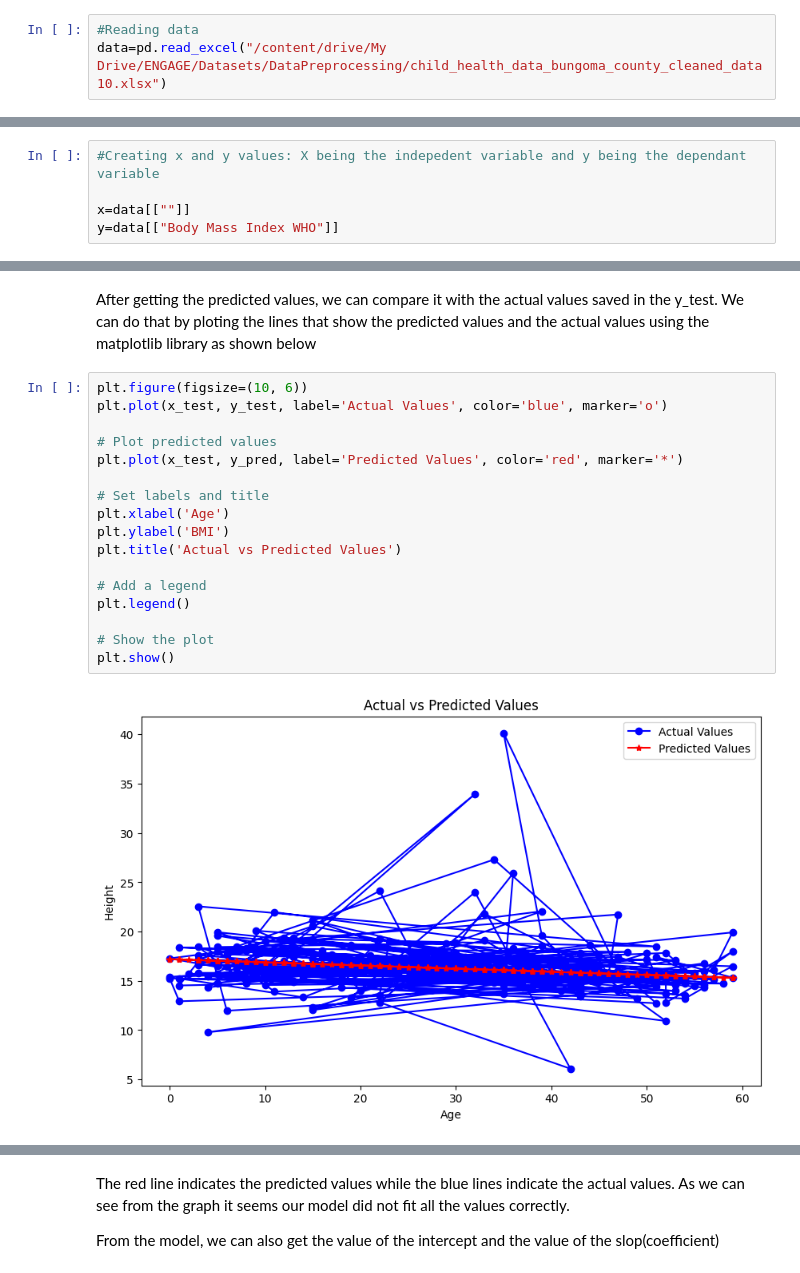
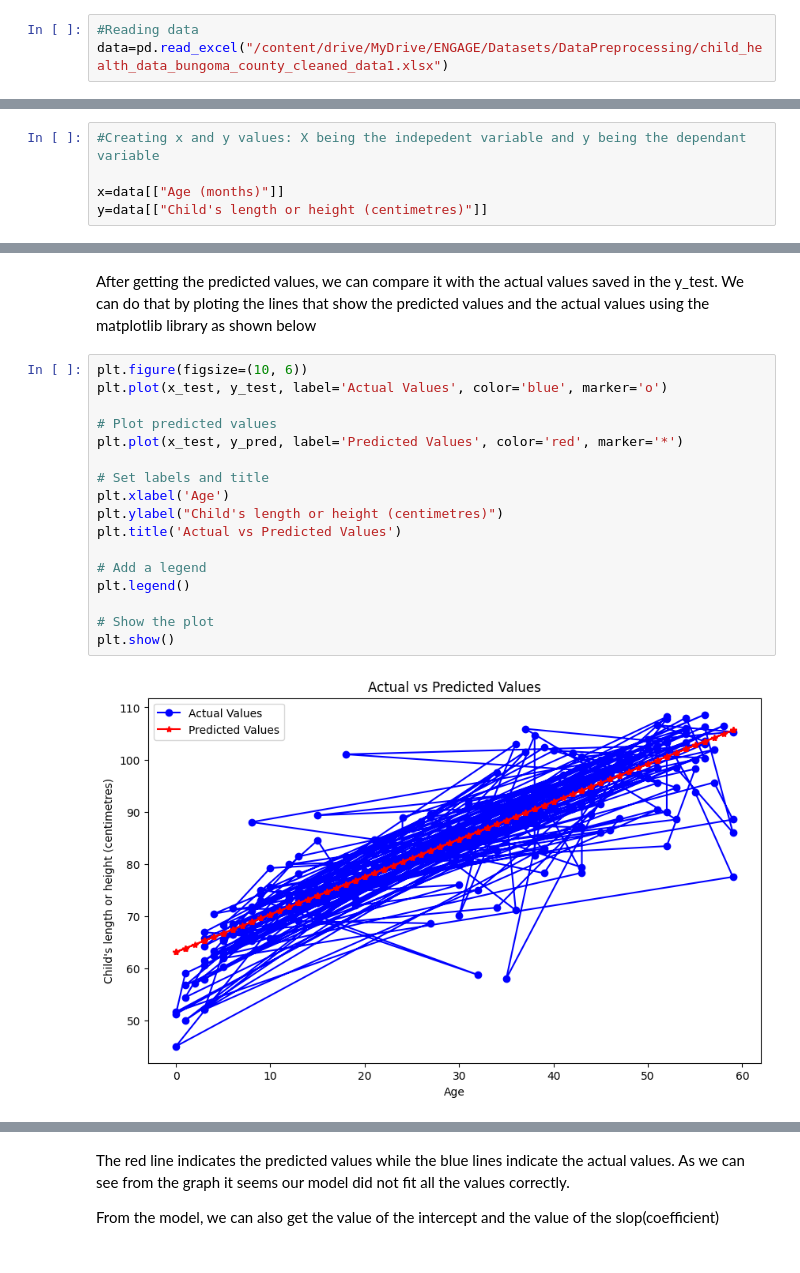
Before and after one commit to Bbrnn/engage_datascience_ai_ml, a Jupyter notebook: Supervised_Simple_LinearRegression__ML_Practical.ipynb, the cells around one changed output, grey strips where cells are left out. Cells and saved outputs as stored; diff of their text form.

```diff
--- a/Supervised_Simple_LinearRegression__ML_Practical.ipynb
+++ b/Supervised_Simple_LinearRegression__ML_Practical.ipynb
@@ -18,5 +18,5 @@ drive.mount('/content/drive')
 Mounted at /content/drive
 # %%
 #Reading data
-data=pd.read_excel("/content/drive/My Drive/ENGAGE/Datasets/DataPreprocessing/child_health_data_bungoma_county_cleaned_data10.xlsx")
+data=pd.read_excel("/content/drive/MyDrive/ENGAGE/Datasets/DataPreprocessing/child_health_data_bungoma_county_cleaned_data1.xlsx")
 # %%
@@ -57,8 +67,8 @@ We can extract our indepedent (x variable) and the depedent(y variable) from our
 # %%
 #Creating x and y values: X being the indepedent variable and y being the dependant variable
 
-x=data[[""]]
-y=data[["Body Mass Index WHO"]]
+x=data[["Age (months)"]]
+y=data[["Child's length or height (centimetres)"]]
 # %% [markdown]
 After creating our x and y values, we can now create the model using the function LinearRegression contained in the linear_model class as shown below.
 # %%
@@ -94,19 +104,19 @@ After getting the predicted values, we can compare it with the actual values sav
 # %%
 plt.figure(figsize=(10, 6))
 plt.plot(x_test, y_test, label='Actual Values', color='blue', marker='o')
 
 # Plot predicted values
 plt.plot(x_test, y_pred, label='Predicted Values', color='red', marker='*')
 
 # Set labels and title
 plt.xlabel('Age')
-plt.ylabel('BMI')
+plt.ylabel("Child's length or height (centimetres)")
 plt.title('Actual vs Predicted Values')
 
 # Add a legend
 plt.legend()
 
 # Show the plot
 plt.show()
 # %% [output]
-[figure, old version]
+[figure, new version]
```
Also changed, not shown: parts of 12 cells of this notebook.
